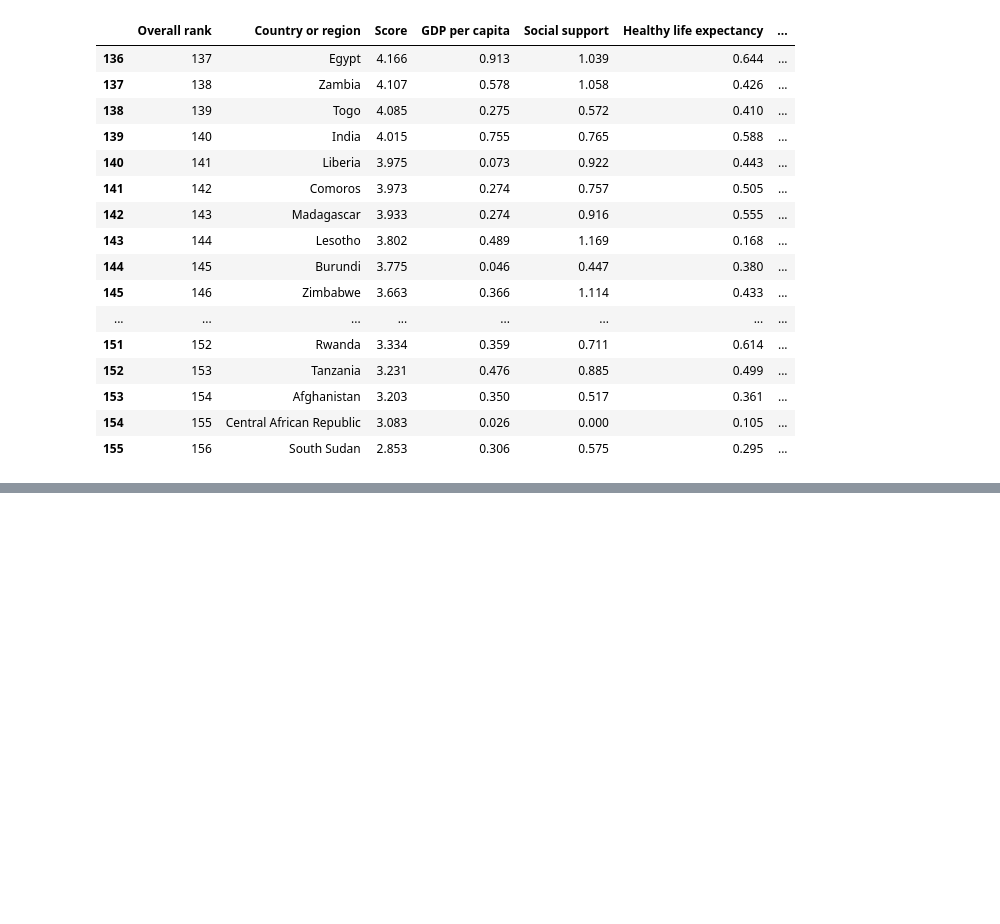
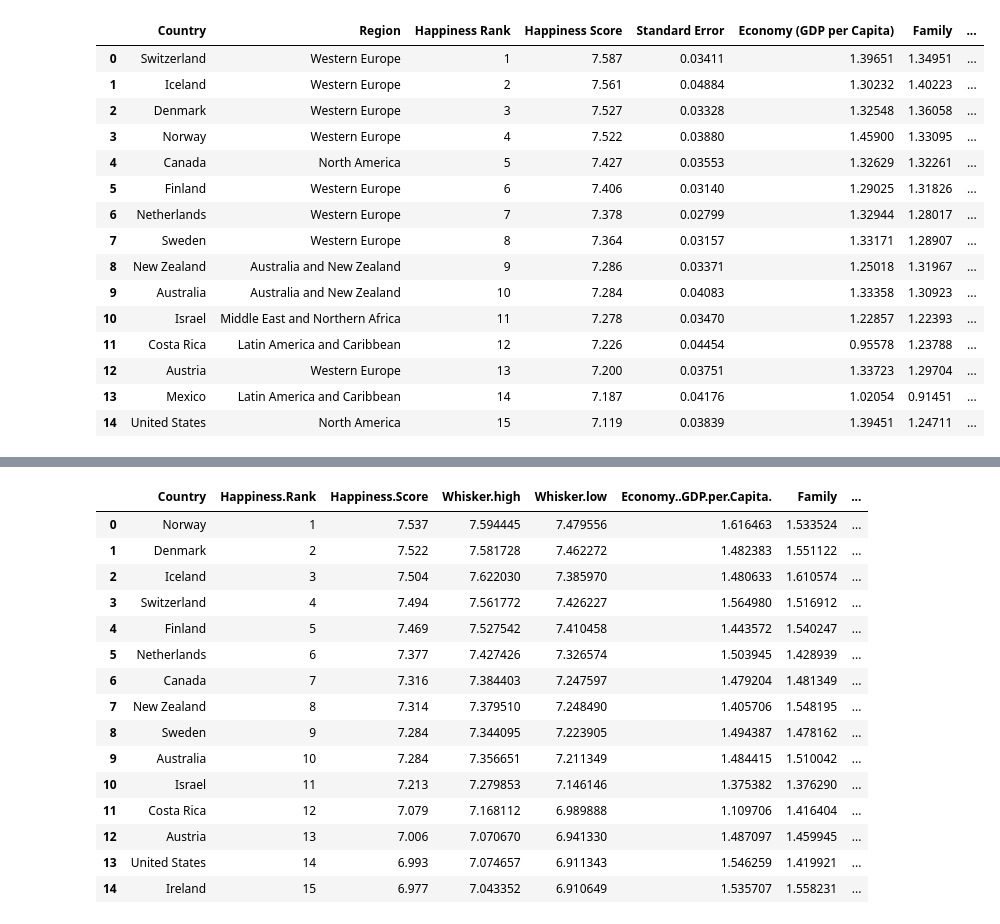
Before and after one commit to tnmercer/group_repo, a Jupyter notebook: world_happiness.ipynb, the cells around one changed output, grey strips where cells are left out. Drawn from its saved outputs; the diff is of its cells as text; code cells hidden in the pictures; blank space fills up the shorter version.

Commit message:
Started Cleaning dataframe in world happiness notebook

```diff
--- a/world_happiness.ipynb
+++ b/world_happiness.ipynb
@@ -2,24 +2,31 @@
 from pathlib import Path
 import pandas as pd
 # %%
+world_happiness_2015 = pd.read_csv(Path('./world_happiness_csv/2015.csv'))
+world_happiness_2016 = pd.read_csv(Path('./world_happiness_csv/2016.csv'))
+world_happiness_2017 = pd.read_csv(Path('./world_happiness_csv/2017.csv'))
+world_happiness_2018 = pd.read_csv(Path('./world_happiness_csv/2018.csv'))
 world_happiness_2019 = pd.read_csv(Path('./world_happiness_csv/2019.csv'))
 # %%
-world_happiness_2019.tail(20)
+display(world_happiness_2015.head(15))
+display(world_happiness_2016.head(15))
+display(world_happiness_2017.head(15))
+display(world_happiness_2018.head(15))
+display(world_happiness_2019.head(15))
 # %% [output]
-|  | Overall rank | Country or region | Score | GDP per capita | Social support | Healthy life expectancy | ... |
-| 136 | 137 | Egypt | 4.166 | 0.913 | 1.039 | 0.644 | ... |
-| 137 | 138 | Zambia | 4.107 | 0.578 | 1.058 | 0.426 | ... |
-| 138 | 139 | Togo | 4.085 | 0.275 | 0.572 | 0.410 | ... |
-| 139 | 140 | India | 4.015 | 0.755 | 0.765 | 0.588 | ... |
-| 140 | 141 | Liberia | 3.975 | 0.073 | 0.922 | 0.443 | ... |
-| 141 | 142 | Comoros | 3.973 | 0.274 | 0.757 | 0.505 | ... |
-| 142 | 143 | Madagascar | 3.933 | 0.274 | 0.916 | 0.555 | ... |
-| 143 | 144 | Lesotho | 3.802 | 0.489 | 1.169 | 0.168 | ... |
-| 144 | 145 | Burundi | 3.775 | 0.046 | 0.447 | 0.380 | ... |
-| 145 | 146 | Zimbabwe | 3.663 | 0.366 | 1.114 | 0.433 | ... |
-| ... | ... | ... | ... | ... | ... | ... | ... |
-| 151 | 152 | Rwanda | 3.334 | 0.359 | 0.711 | 0.614 | ... |
-| 152 | 153 | Tanzania | 3.231 | 0.476 | 0.885 | 0.499 | ... |
-| 153 | 154 | Afghanistan | 3.203 | 0.350 | 0.517 | 0.361 | ... |
-| 154 | 155 | Central African Republic | 3.083 | 0.026 | 0.000 | 0.105 | ... |
-| 155 | 156 | South Sudan | 2.853 | 0.306 | 0.575 | 0.295 | ... |
+|  | Country | Region | Happiness Rank | Happiness Score | Standard Error | Economy (GDP per Capita) | Family | ... |
+| 0 | Switzerland | Western Europe | 1 | 7.587 | 0.03411 | 1.39651 | 1.34951 | ... |
+| 1 | Iceland | Western Europe | 2 | 7.561 | 0.04884 | 1.30232 | 1.40223 | ... |
+| 2 | Denmark | Western Europe | 3 | 7.527 | 0.03328 | 1.32548 | 1.36058 | ... |
+| 3 | Norway | Western Europe | 4 | 7.522 | 0.03880 | 1.45900 | 1.33095 | ... |
+| 4 | Canada | North America | 5 | 7.427 | 0.03553 | 1.32629 | 1.32261 | ... |
+| 5 | Finland | Western Europe | 6 | 7.406 | 0.03140 | 1.29025 | 1.31826 | ... |
+| 6 | Netherlands | Western Europe | 7 | 7.378 | 0.02799 | 1.32944 | 1.28017 | ... |
+| 7 | Sweden | Western Europe | 8 | 7.364 | 0.03157 | 1.33171 | 1.28907 | ... |
+| 8 | New Zealand | Australia and New Zealand | 9 | 7.286 | 0.03371 | 1.25018 | 1.31967 | ... |
+| 9 | Australia | Australia and New Zealand | 10 | 7.284 | 0.04083 | 1.33358 | 1.30923 | ... |
+| 10 | Israel | Middle East and Northern Africa | 11 | 7.278 | 0.03470 | 1.22857 | 1.22393 | ... |
+| 11 | Costa Rica | Latin America and Caribbean | 12 | 7.226 | 0.04454 | 0.95578 | 1.23788 | ... |
+| 12 | Austria | Western Europe | 13 | 7.200 | 0.03751 | 1.33723 | 1.29704 | ... |
+| 13 | Mexico | Latin America and Caribbean | 14 | 7.187 | 0.04176 | 1.02054 | 0.91451 | ... |
+| 14 | United States | North America | 15 | 7.119 | 0.03839 | 1.39451 | 1.24711 | ... |
@@ -25,0 +49,16 @@ world_happiness_2019.tail(20)
+|  | Country | Happiness.Rank | Happiness.Score | Whisker.high | Whisker.low | Economy..GDP.per.Capita. | Family | ... |
+| 0 | Norway | 1 | 7.537 | 7.594445 | 7.479556 | 1.616463 | 1.533524 | ... |
+| 1 | Denmark | 2 | 7.522 | 7.581728 | 7.462272 | 1.482383 | 1.551122 | ... |
+| 2 | Iceland | 3 | 7.504 | 7.622030 | 7.385970 | 1.480633 | 1.610574 | ... |
+| 3 | Switzerland | 4 | 7.494 | 7.561772 | 7.426227 | 1.564980 | 1.516912 | ... |
+| 4 | Finland | 5 | 7.469 | 7.527542 | 7.410458 | 1.443572 | 1.540247 | ... |
+| 5 | Netherlands | 6 | 7.377 | 7.427426 | 7.326574 | 1.503945 | 1.428939 | ... |
+| 6 | Canada | 7 | 7.316 | 7.384403 | 7.247597 | 1.479204 | 1.481349 | ... |
+| 7 | New Zealand | 8 | 7.314 | 7.379510 | 7.248490 | 1.405706 | 1.548195 | ... |
+| 8 | Sweden | 9 | 7.284 | 7.344095 | 7.223905 | 1.494387 | 1.478162 | ... |
+| 9 | Australia | 10 | 7.284 | 7.356651 | 7.211349 | 1.484415 | 1.510042 | ... |
+| 10 | Israel | 11 | 7.213 | 7.279853 | 7.146146 | 1.375382 | 1.376290 | ... |
+| 11 | Costa Rica | 12 | 7.079 | 7.168112 | 6.989888 | 1.109706 | 1.416404 | ... |
+| 12 | Austria | 13 | 7.006 | 7.070670 | 6.941330 | 1.487097 | 1.459945 | ... |
+| 13 | United States | 14 | 6.993 | 7.074657 | 6.911343 | 1.546259 | 1.419921 | ... |
+| 14 | Ireland | 15 | 6.977 | 7.043352 | 6.910649 | 1.535707 | 1.558231 | ... |
```
Also changed, not shown: parts of 3 cells of this notebook, 1 other file.
